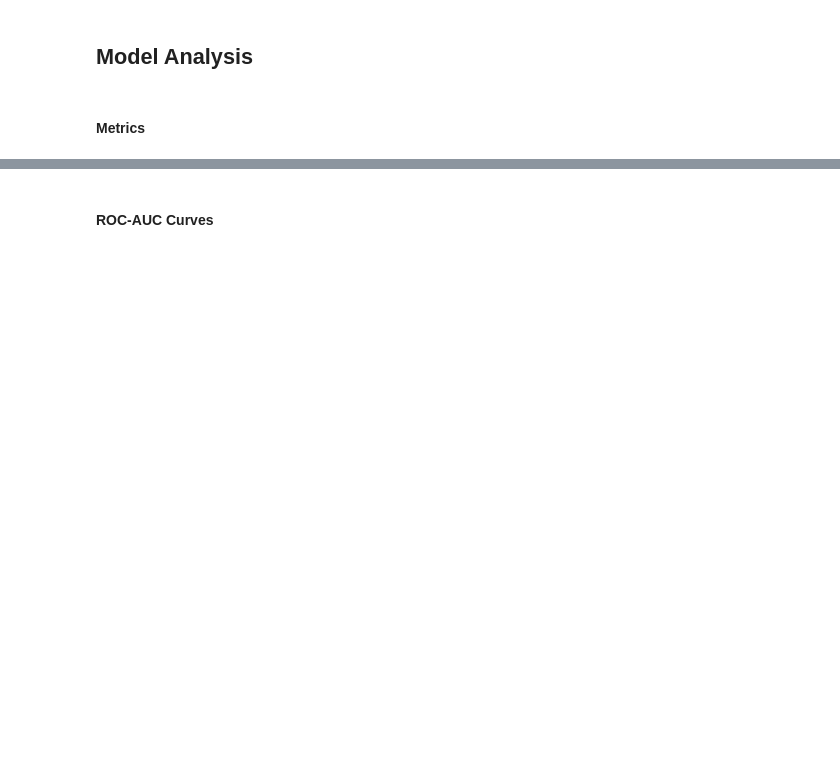
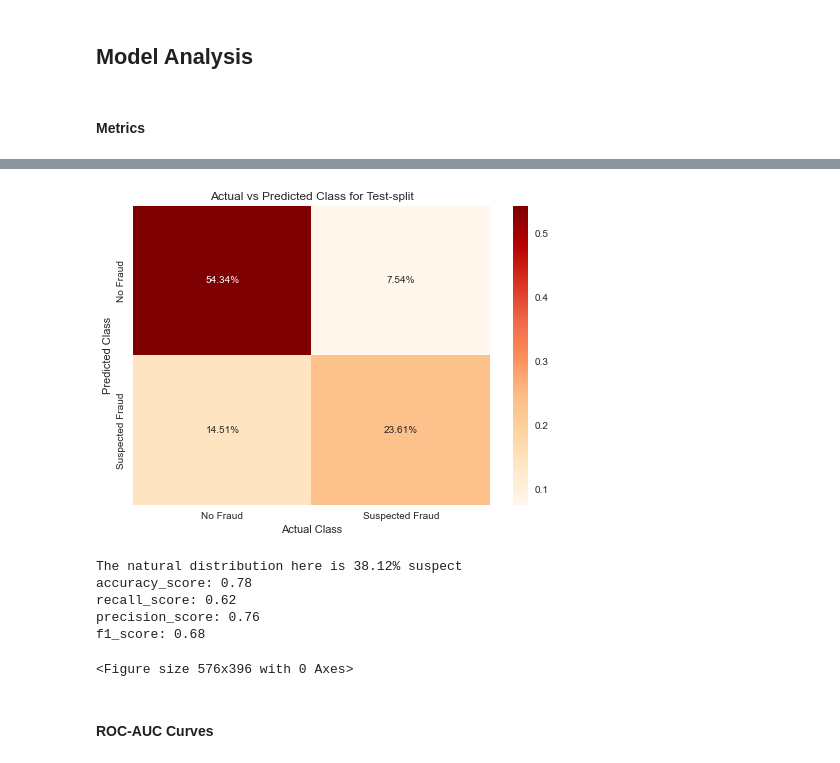
Before and after one commit to jwelch1123/healthcare_fraud_detection, a Jupyter notebook: healthcare_fraud.ipynb, the cells around one changed output, grey strips where cells are left out. Saved outputs shown, nothing was run; the diff lists cells and outputs as text; code cells hidden in the pictures; blank space fills up the shorter version.

```diff
--- a/healthcare_fraud.ipynb
+++ b/healthcare_fraud.ipynb
@@ -2133,3 +2164,30 @@ plt.ylim(0,1)
+# %%
+CB_test_cm = simple_heatmap(target_test, y_pred_CB_test, norm = True)
+
+
+CB_test_cm.set_xlabel("Actual Class")
+CB_test_cm.set_ylabel("Predicted Class")
+CB_test_cm.set_title("Actual vs Predicted Class for Test-split")
+ticks = ['No Fraud','Suspected Fraud']
+CB_test_cm.set_yticklabels(ticks)
+CB_test_cm.set_xticklabels(ticks)
+plt.show()
+plt.savefig("./graphics/CB_confusionmatrix_test.png")
+
+print("The natural distribution here is {:.2f}% suspect".format(100*claims.PotentialFraud.mean()))
+
+
+pred_info = metric_wrapper(target_test, y_pred_CB_test)
+for item in pred_info.items():
+    print("{}: {:.2f}".format(item[0],item[1]))
+# %% [output]
+[figure, added]
+The natural distribution here is 38.12% suspect
+accuracy_score: 0.78
+recall_score: 0.62
+precision_score: 0.76
+f1_score: 0.68
+<Figure size 576x396 with 0 Axes>
 # %% [markdown]
 #### ROC-AUC Curves
 # %%
```
Also changed, not shown: parts of 33 cells of this notebook, 3 other files.
